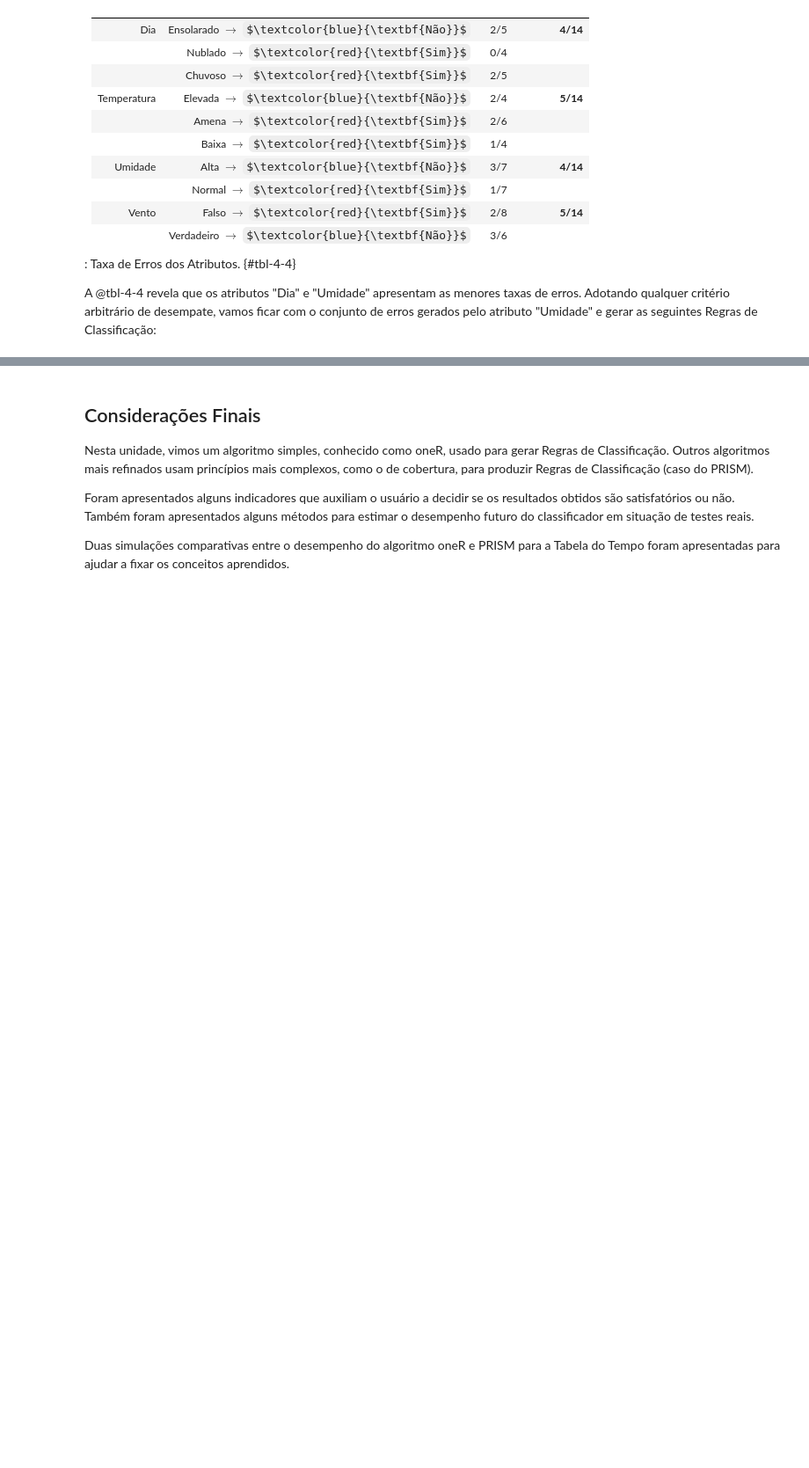
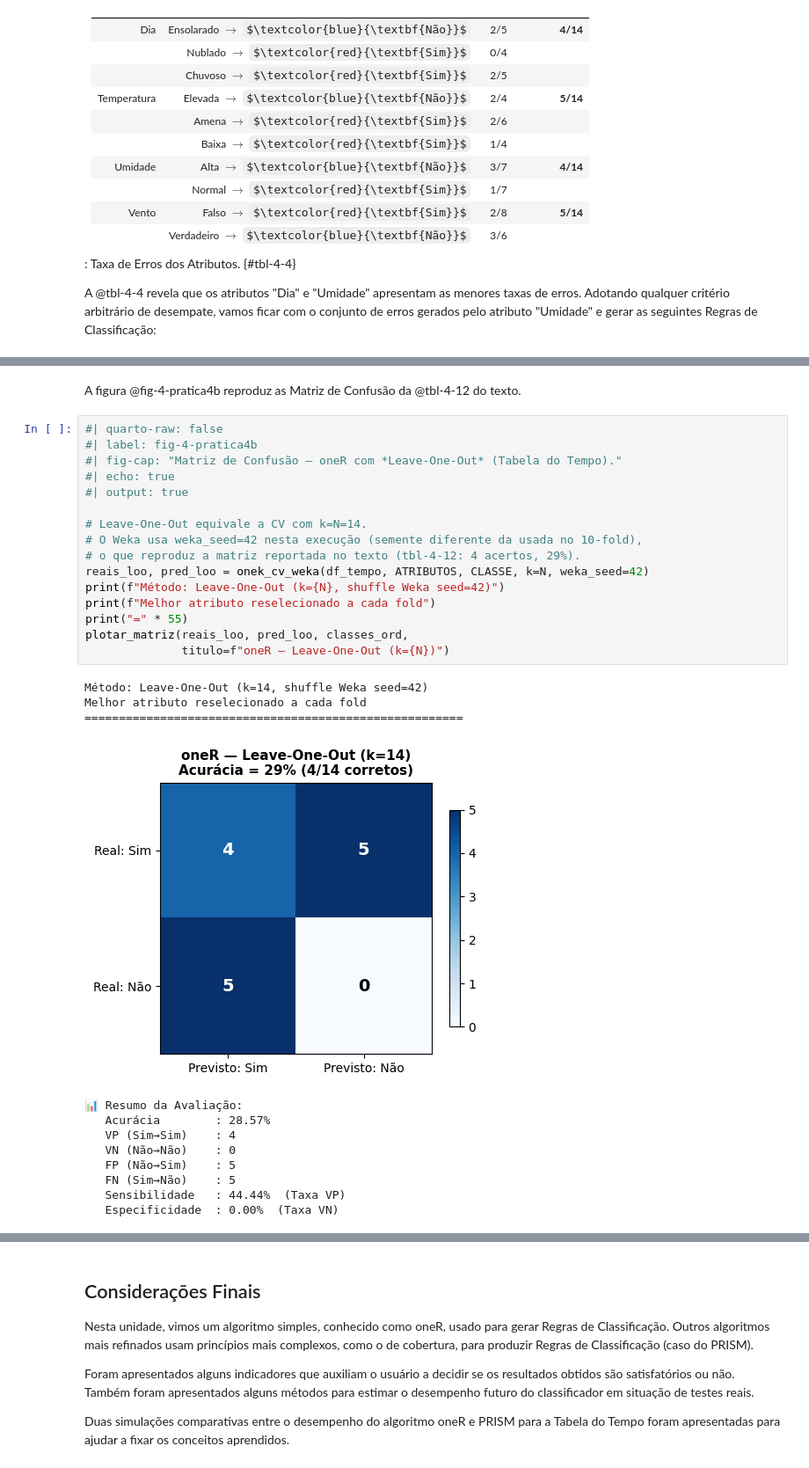
Before and after one commit to fzampirolli/si-md2, a Jupyter notebook: si-md2/cap04/cap04.ipynb, the cells around one changed output, grey strips where cells are left out. Shown at 88% size. Drawn from its saved outputs; the diff is of its cells as text; some formulas as TeX source; blank space fills up the shorter version.

```diff
--- a/si-md2/cap04/cap04.ipynb
+++ b/si-md2/cap04/cap04.ipynb
@@ -588,0 +960,31 @@ Nesta série de simulações, o algoritmo *PRISM* produziu um classificador com
+# %% [markdown]
+A figura @fig-4-pratica4b reproduz as Matriz de Confusão da @tbl-4-12 do texto.
+# %%
+#| quarto-raw: false
+#| label: fig-4-pratica4b
+#| fig-cap: "Matriz de Confusão — oneR com *Leave-One-Out* (Tabela do Tempo)."
+#| echo: true
+#| output: true
+
+# Leave-One-Out equivale a CV com k=N=14.
+# O Weka usa weka_seed=42 nesta execução (semente diferente da usada no 10-fold),
+# o que reproduz a matriz reportada no texto (tbl-4-12: 4 acertos, 29%).
+reais_loo, pred_loo = onek_cv_weka(df_tempo, ATRIBUTOS, CLASSE, k=N, weka_seed=42)
+print(f"Método: Leave-One-Out (k={N}, shuffle Weka seed=42)")
+print(f"Melhor atributo reselecionado a cada fold")
+print("=" * 55)
+plotar_matriz(reais_loo, pred_loo, classes_ord,
+              titulo=f"oneR — Leave-One-Out (k={N})")
+# %% [output]
+Método: Leave-One-Out (k=14, shuffle Weka seed=42)
+Melhor atributo reselecionado a cada fold
+=======================================================
+[figure, added]
+📊 Resumo da Avaliação:
+   Acurácia        : 28.57%
+   VP (Sim→Sim)    : 4
+   VN (Não→Não)    : 0
+   FP (Não→Sim)    : 5
+   FN (Sim→Não)    : 5
+   Sensibilidade   : 44.44%  (Taxa VP)
+   Especificidade  : 0.00%  (Taxa VN)
```
Also changed, not shown: parts of 29 cells of this notebook, 14 other files.
